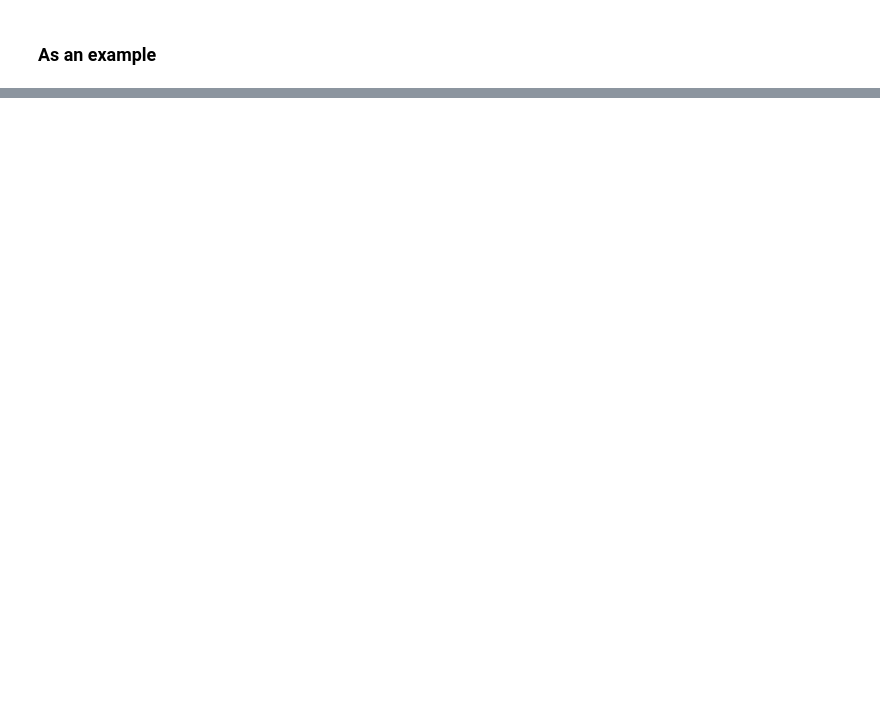
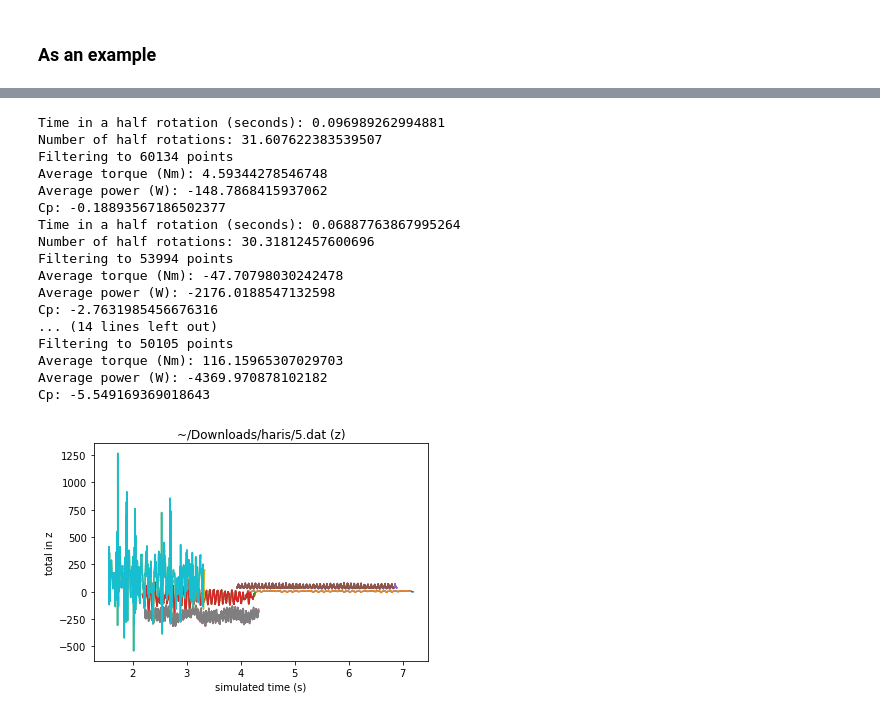
Before and after one commit to draebel/DDSL-VAWT-Optimization, a Jupyter notebook: postprocess/vawtdataviewer.ipynb, the cells around one changed output, grey strips where cells are left out. Drawn from its saved outputs; the diff is of its cells as text; code cells hidden in the pictures; blank space fills up the shorter version.

```diff
--- a/postprocess/vawtdataviewer.ipynb
+++ b/postprocess/vawtdataviewer.ipynb
@@ -241,0 +221,25 @@ Cp: -0.4519110756592273
+# %%
+omegas = [-32.39113853, 45.61121307, -49.73125267,64.16926493,-37.62038507]
+for i in range(5):
+    omega =omegas[i]
+    values = analyze('~/Downloads/haris/%s.dat' % str(i+1), omega, 'z', plot=True)
+    calc_cp(values, omega, THEORETICAL_MAX=(0.5 * 1 *  1.575 * (10**3)))
+# %% [output]
+Time in a half rotation (seconds): 0.096989262994881
+Number of half rotations: 31.607622383539507
+Filtering to 60134 points
+Average torque (Nm): 4.59344278546748
+Average power (W): -148.7868415937062
+Cp: -0.18893567186502377
+Time in a half rotation (seconds): 0.06887763867995264
+Number of half rotations: 30.31812457600696
+Filtering to 53994 points
+Average torque (Nm): -47.70798030242478
+Average power (W): -2176.0188547132598
+Cp: -2.7631985456676316
+... (14 lines left out)
+Filtering to 50105 points
+Average torque (Nm): 116.15965307029703
+Average power (W): -4369.970878102182
+Cp: -5.549169369018643
+[figure, added]
```
Also changed, not shown: parts of 10 cells of this notebook.
